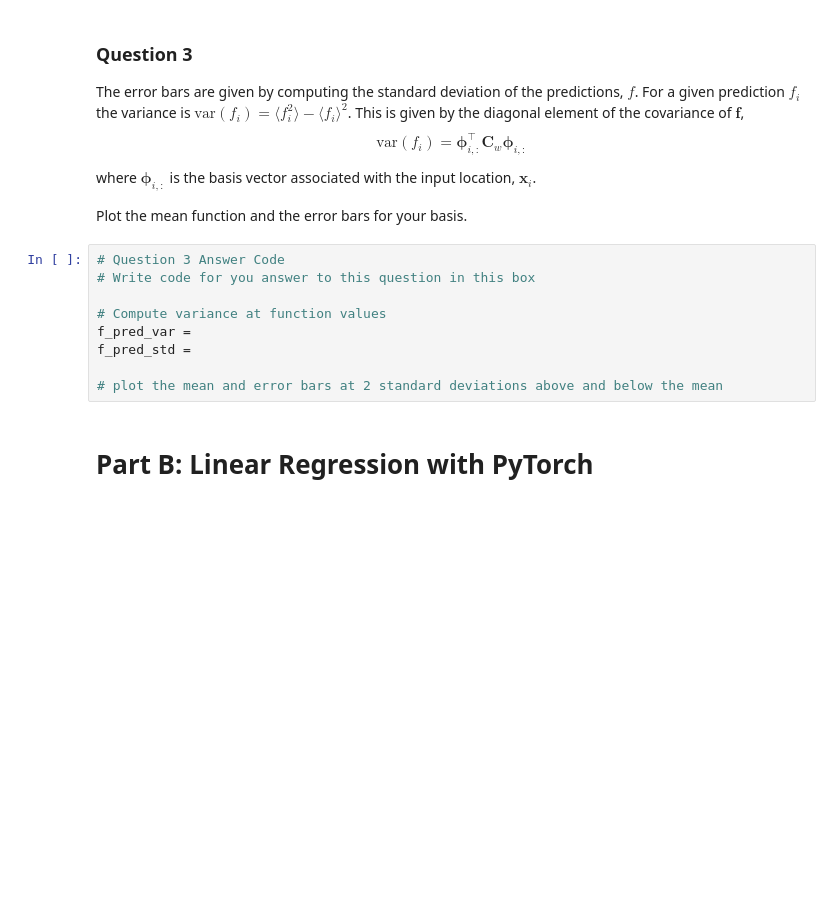
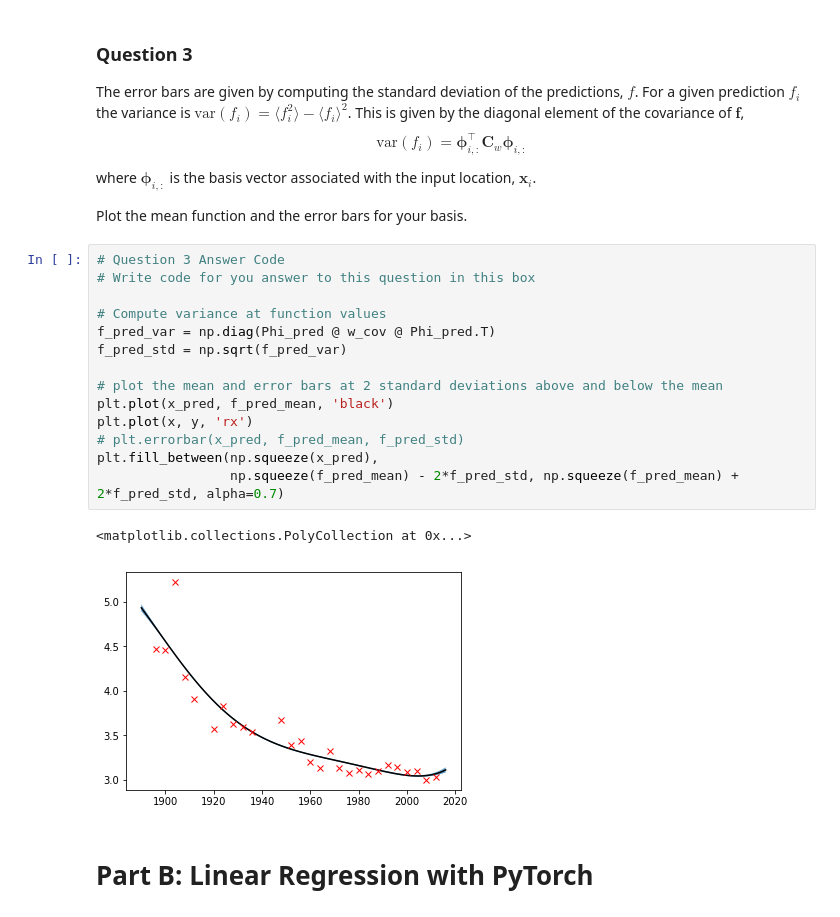
Before and after one commit to dcyril233/MLAI, a Jupyter notebook: Lab 6 - Bayesian regression & DL intro.ipynb, the cells around one changed output. Cells and saved outputs as stored; diff of their text form; blank space fills up the shorter version.

```diff
--- a/Lab 6 - Bayesian regression & DL intro.ipynb
+++ b/Lab 6 - Bayesian regression & DL intro.ipynb
@@ -484,12 +553,20 @@ Plot the mean function and the error bars for your basis.
 # %%
 # Question 3 Answer Code
 # Write code for you answer to this question in this box
 
 # Compute variance at function values
-f_pred_var =
-f_pred_std =
+f_pred_var = np.diag(Phi_pred @ w_cov @ Phi_pred.T)
+f_pred_std = np.sqrt(f_pred_var)
 
 # plot the mean and error bars at 2 standard deviations above and below the mean
+plt.plot(x_pred, f_pred_mean, 'black')
+plt.plot(x, y, 'rx')
+# plt.errorbar(x_pred, f_pred_mean, f_pred_std)
+plt.fill_between(np.squeeze(x_pred),
+                 np.squeeze(f_pred_mean) - 2*f_pred_std, np.squeeze(f_pred_mean) + 2*f_pred_std, alpha=0.7)
+# %% [output]
+<matplotlib.collections.PolyCollection at 0x...>
+[figure, added]
 # %% [markdown]
 # <a id='partB'></a>Part B: Linear Regression with PyTorch
 # %% [markdown]
```
Also changed, not shown: parts of 16 cells of this notebook.
